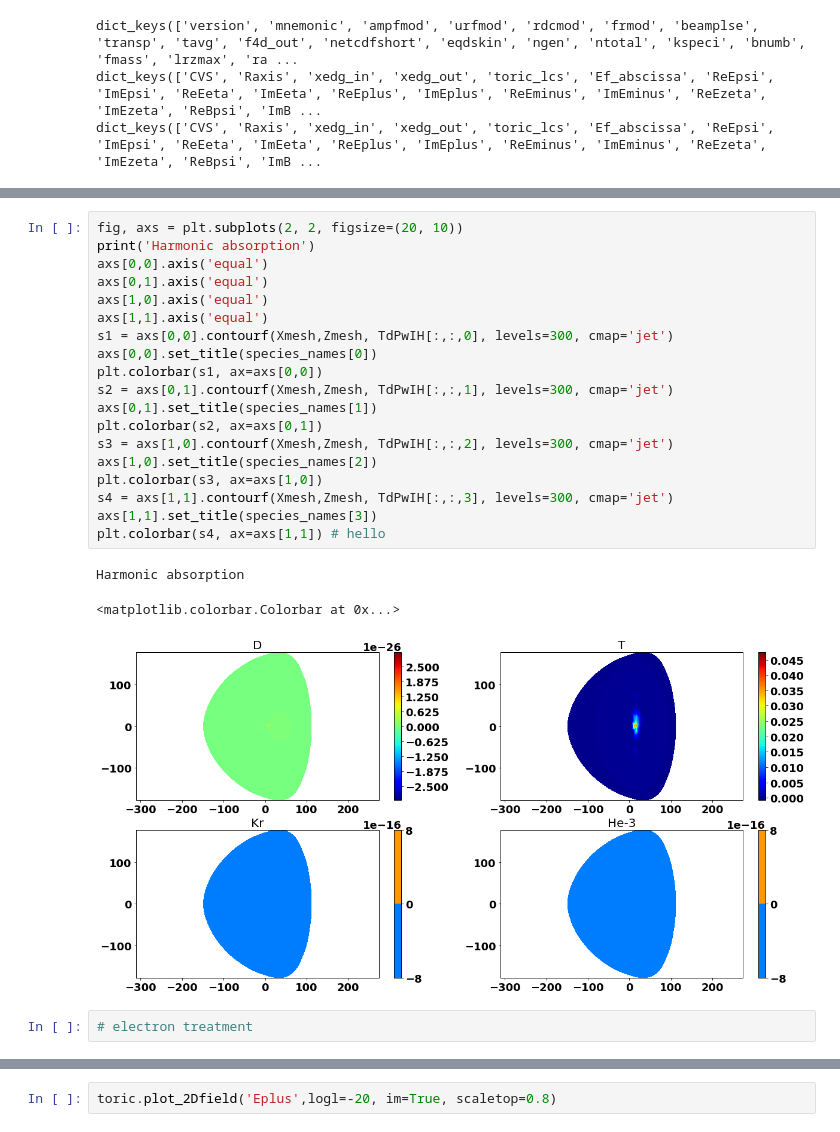
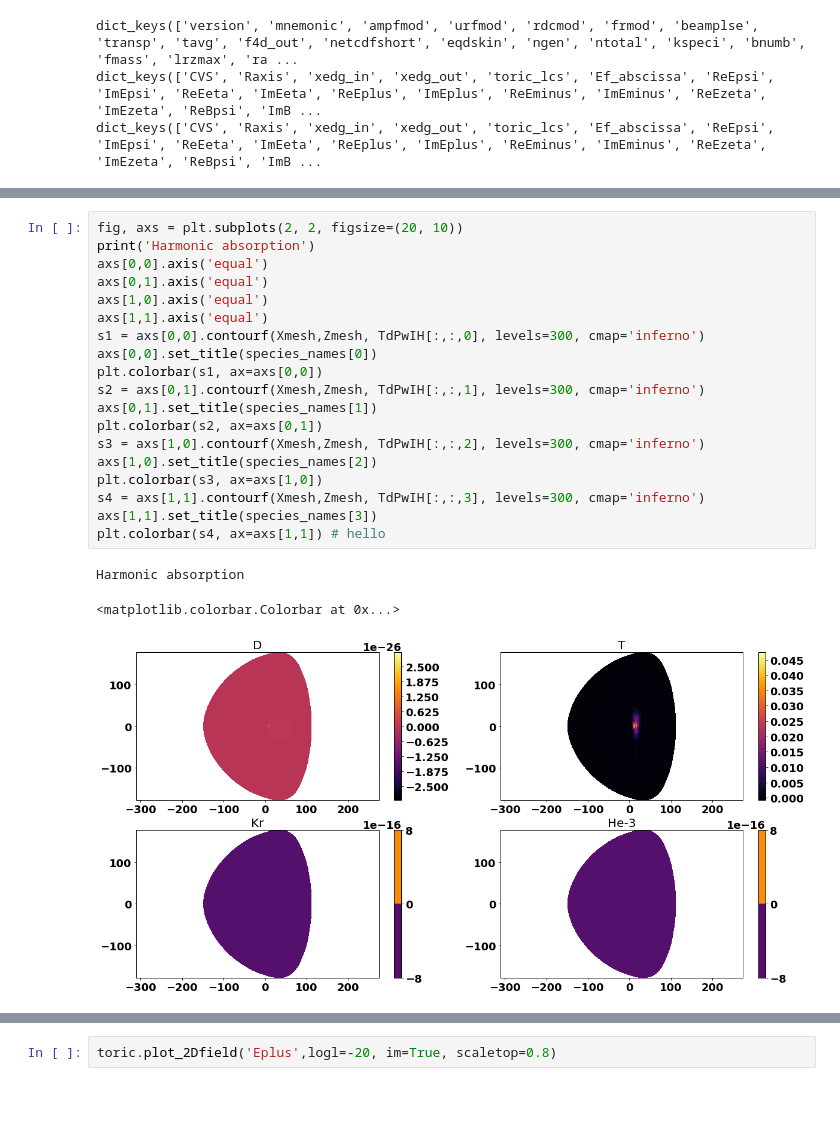
Before and after one commit to vandelij/MANTA_toric, a Jupyter notebook: process_toric_cql.ipynb, the cells around one changed output, grey strips where cells are left out. Cells and saved outputs as stored; diff of their text form; blank space fills up the shorter version.

```diff
--- a/process_toric_cql.ipynb
+++ b/process_toric_cql.ipynb
@@ -144,25 +150,23 @@ Fundimental absorption
 # %%
 fig, axs = plt.subplots(2, 2, figsize=(20, 10))
 print('Harmonic absorption')
 axs[0,0].axis('equal')
 axs[0,1].axis('equal')
 axs[1,0].axis('equal')
 axs[1,1].axis('equal')
-s1 = axs[0,0].contourf(Xmesh,Zmesh, TdPwIH[:,:,0], levels=300, cmap='jet')
+s1 = axs[0,0].contourf(Xmesh,Zmesh, TdPwIH[:,:,0], levels=300, cmap='inferno')
 axs[0,0].set_title(species_names[0])
 plt.colorbar(s1, ax=axs[0,0])
-s2 = axs[0,1].contourf(Xmesh,Zmesh, TdPwIH[:,:,1], levels=300, cmap='jet')
+s2 = axs[0,1].contourf(Xmesh,Zmesh, TdPwIH[:,:,1], levels=300, cmap='inferno')
 axs[0,1].set_title(species_names[1])
 plt.colorbar(s2, ax=axs[0,1])
-s3 = axs[1,0].contourf(Xmesh,Zmesh, TdPwIH[:,:,2], levels=300, cmap='jet')
+s3 = axs[1,0].contourf(Xmesh,Zmesh, TdPwIH[:,:,2], levels=300, cmap='inferno')
 axs[1,0].set_title(species_names[2])
 plt.colorbar(s3, ax=axs[1,0])
-s4 = axs[1,1].contourf(Xmesh,Zmesh, TdPwIH[:,:,3], levels=300, cmap='jet')
+s4 = axs[1,1].contourf(Xmesh,Zmesh, TdPwIH[:,:,3], levels=300, cmap='inferno')
 axs[1,1].set_title(species_names[3])
 plt.colorbar(s4, ax=axs[1,1]) # hello
 # %% [output]
 Harmonic absorption
 <matplotlib.colorbar.Colorbar at 0x...>
-[figure, old version]
+[figure, new version]
-# %%
-# electron treatment
```
Also changed, not shown: parts of 6 cells of this notebook.
